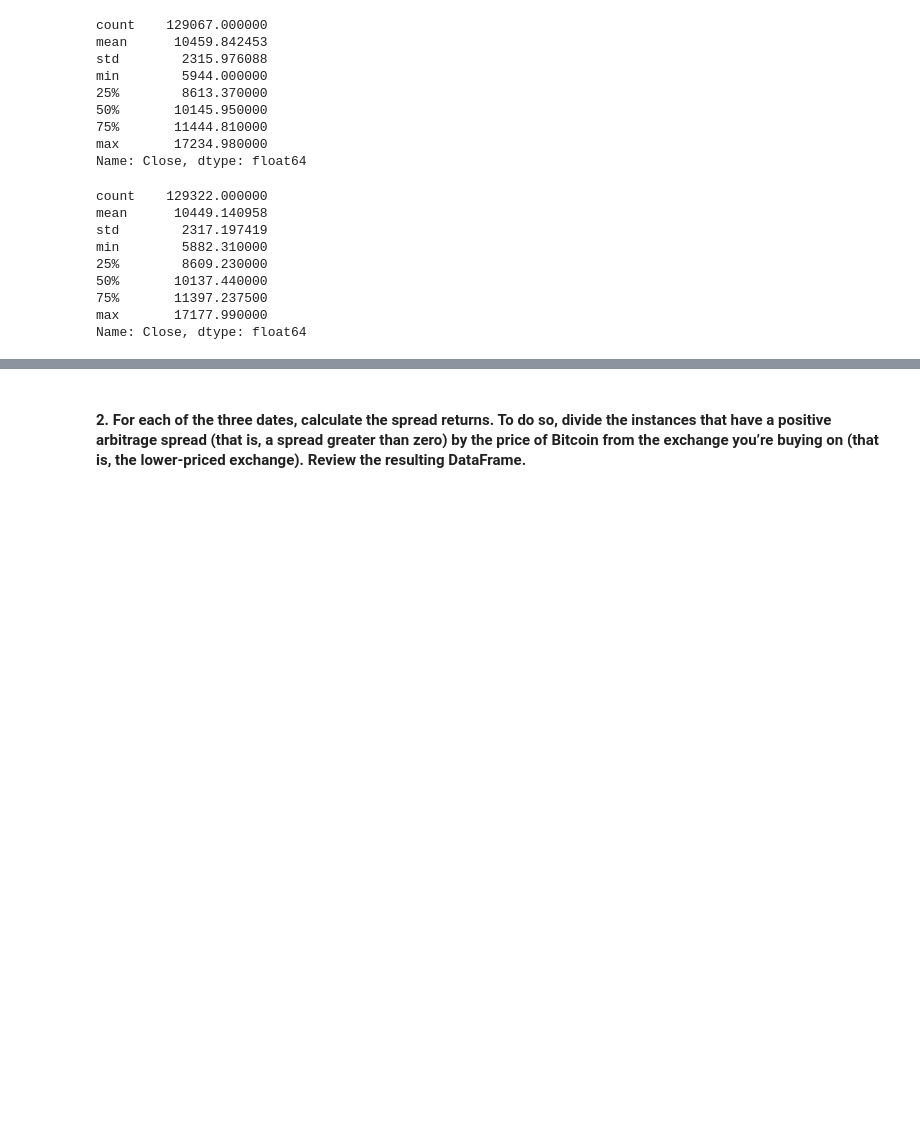
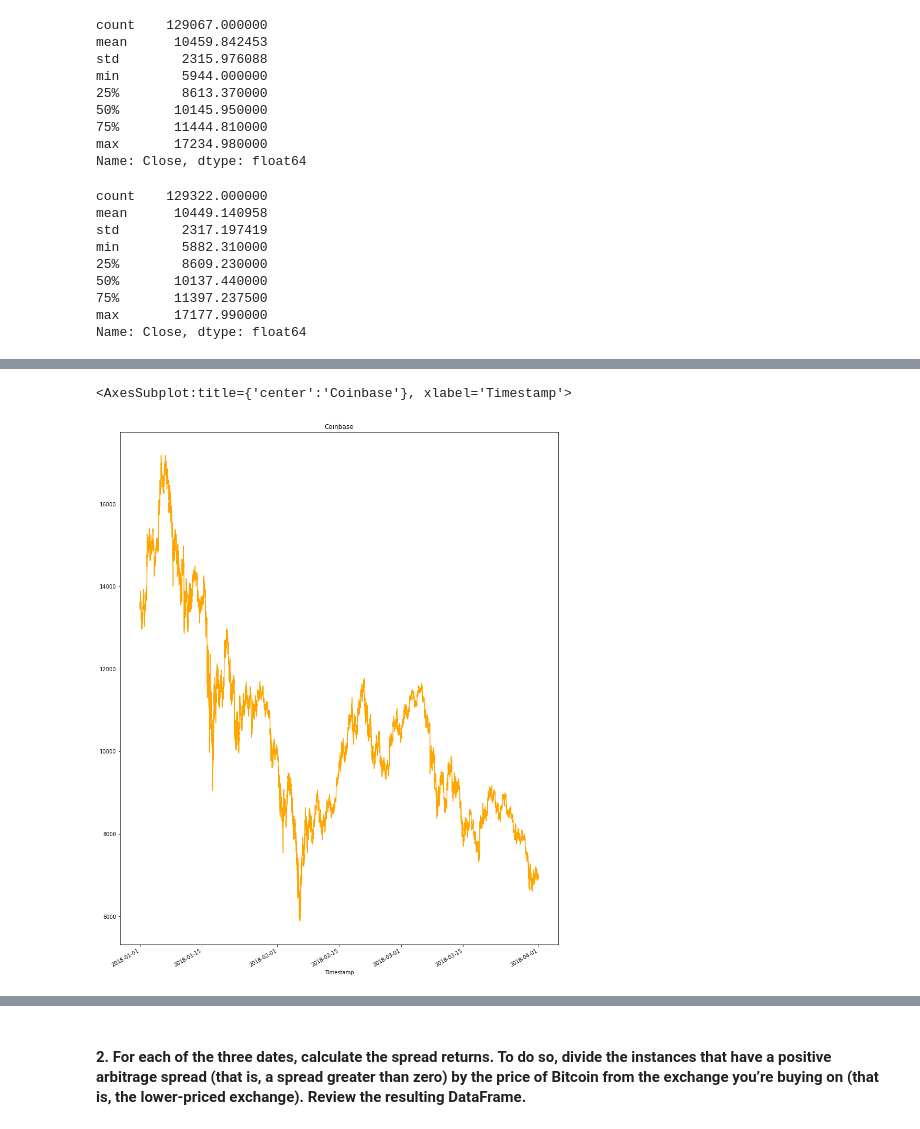
Before and after one commit to brprod8/Abitrage, a Jupyter notebook: abitrage/crypto_arbitrage.ipynb, the cells around one changed output, grey strips where cells are left out. Drawn from its saved outputs; the diff is of its cells as text; code cells hidden in the pictures; blank space fills up the shorter version.

```diff
--- a/abitrage/crypto_arbitrage.ipynb
+++ b/abitrage/crypto_arbitrage.ipynb
@@ -429,0 +216,7 @@ Name: Close, dtype: float64
+# %%
+# Create a line plot for the coinbase DataFrame for the full length of time in the dataset
+# Be sure that the figure size, title, and color are tailored to each visualization
+coinbase_sliced.plot(figsize=(15, 20) , title="Coinbase" , color="Orange")
+# %% [output]
+<AxesSubplot:title={'center':'Coinbase'}, xlabel='Timestamp'>
+[figure, added]
```
Also changed, not shown: parts of 86 cells of this notebook.
